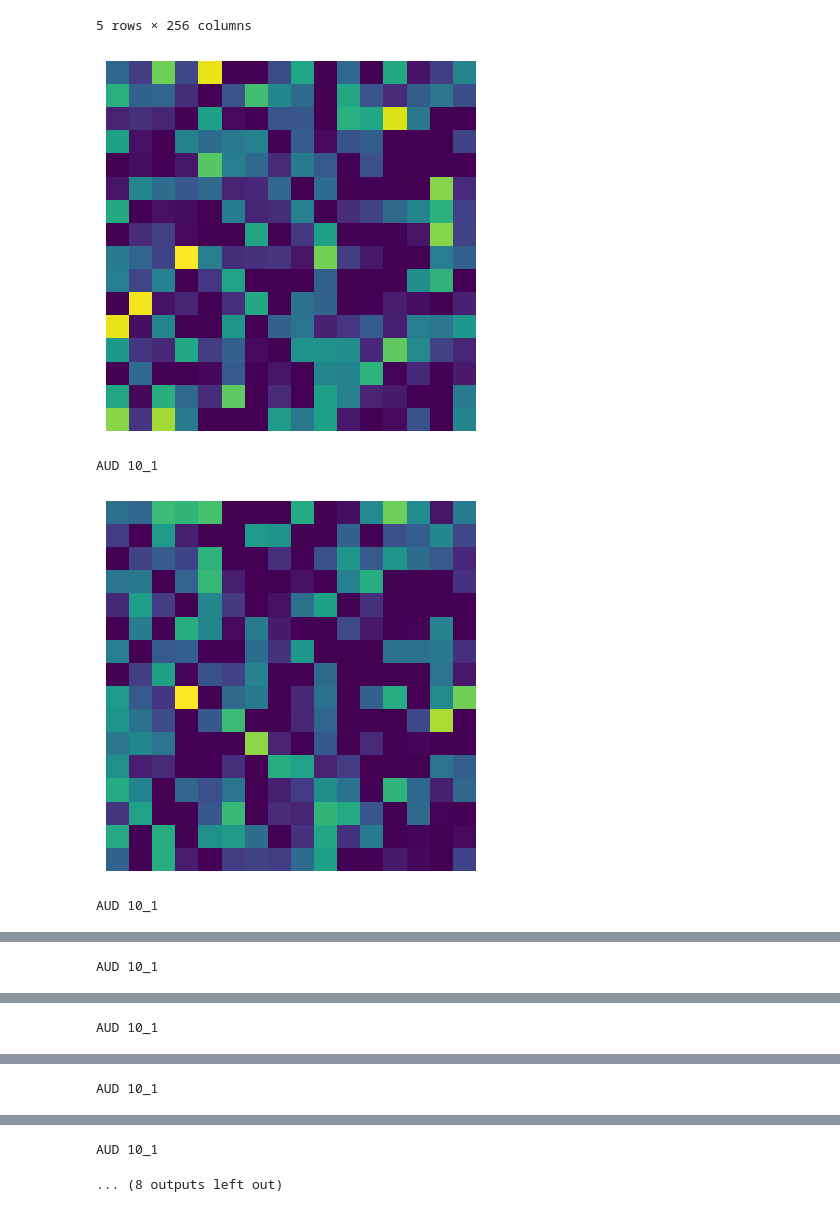
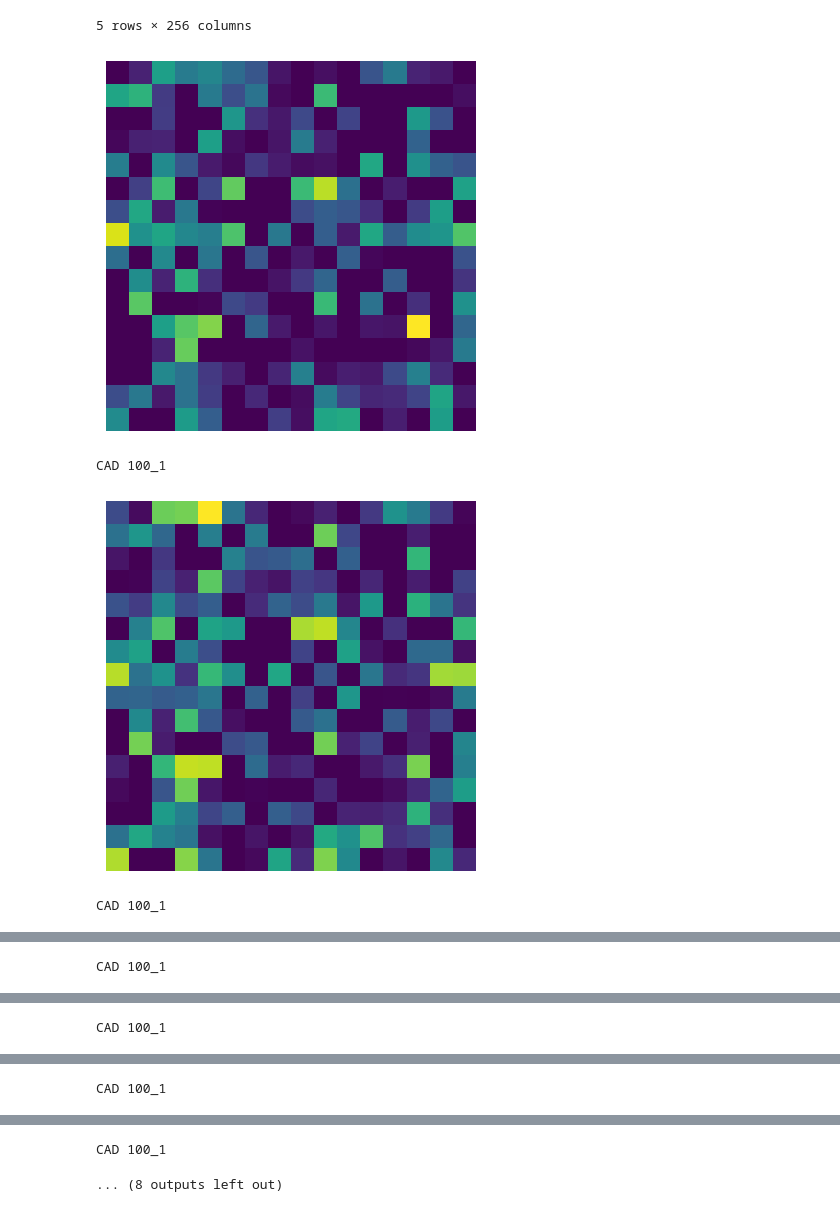
Before and after one commit to anthnoyc/money-classification, a Jupyter notebook: money.ipynb, the cells around one changed output, grey strips where cells are left out. Saved outputs shown, nothing was run; the diff lists cells and outputs as text; code cells hidden in the pictures.

```diff
--- a/money.ipynb
+++ b/money.ipynb
@@ -28,17 +28,21 @@ image_values.head()
 | 3 | 0.382722 | 3.727718 | 4.409414 | 3.093557 | 6.277169 | 0.000000 | 1.368437 | 0.000000 | 1.095514 | 0.958835 | ... | ... |
 | 4 | 0.619588 | 0.071276 | 3.780865 | 3.637381 | 4.144943 | 3.829269 | 0.811821 | 0.387360 | 1.005720 | 1.084254 | ... | ... |
 5 rows × 256 columns
+# %%
+# create a subset of denominations
+denominations = ["CAD", "USD", "EUR"]
+df = df[df["Currency"].isin(denominations)].reset_index(drop=True)
 # %%
-for i in range(500, 510):
+for i in range(0, 10):
     first_value = image_values.iloc[i]
     image_data = first_value.to_numpy()
     image_data_reshaped = image_data.reshape((16,16))
     plt.imshow(image_data_reshaped)
     plt.axis('off')
     plt.show()
     print(df.iloc[i]['Currency'], df.iloc[i]['Denomination'])
 # %% [output]
-[figure, old version]
+[figure, new version]
-AUD 10_1
+CAD 100_1
-[figure, old version]
+[figure, new version]
-AUD 10_1
+CAD 100_1
@@ -46 +50 @@ AUD 10_1
-AUD 10_1
+CAD 100_1
@@ -48 +52 @@ AUD 10_1
-AUD 10_1
+CAD 100_1
@@ -50 +54 @@ AUD 10_1
-AUD 10_1
+CAD 100_1
@@ -52,2 +56,2 @@ AUD 10_1
-AUD 10_1
+CAD 100_1
 ... (8 outputs left out)
```
Also changed, not shown: parts of 1 cell of this notebook, 1 other file.
